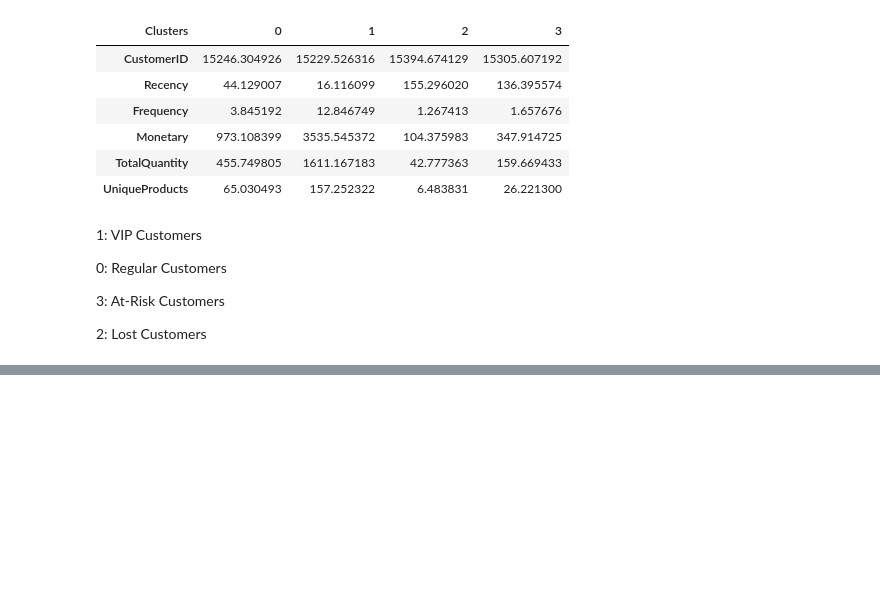
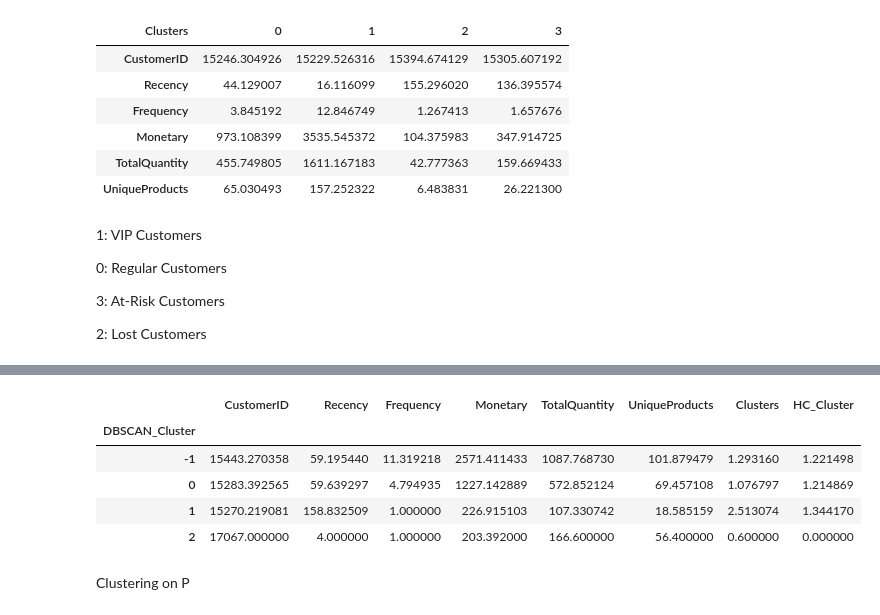
Before and after one commit to Jashan-jj/RFM-model-based-customer-segmentation, a Jupyter notebook: notebook/Customer_segmentation.ipynb, the cells around one changed output, grey strips where cells are left out. Cells and saved outputs as stored; diff of their text form; code cells hidden in the pictures; blank space fills up the shorter version.

```diff
--- a/notebook/Customer_segmentation.ipynb
+++ b/notebook/Customer_segmentation.ipynb
@@ -829,0 +862,5 @@ customer_df.groupby("Clusters").mean().T
+# %%
+from sklearn.cluster import DBSCAN
+
+dbscan = DBSCAN(eps=0.5, min_samples=5)
+customer_df["DBSCAN_Cluster"] = dbscan.fit_predict(x_scaled)
@@ -829,0 +877,11 @@ customer_df.groupby("Clusters").mean().T
+# %%
+customer_df.groupby("DBSCAN_Cluster").mean()
+# %% [output]
+|  | CustomerID | Recency | Frequency | Monetary | TotalQuantity | UniqueProducts | Clusters | HC_Cluster |
+| DBSCAN_Cluster |  |  |  |  |  |  |  |  |
+| -1 | 15443.270358 | 59.195440 | 11.319218 | 2571.411433 | 1087.768730 | 101.879479 | 1.293160 | 1.221498 |
+| 0 | 15283.392565 | 59.639297 | 4.794935 | 1227.142889 | 572.852124 | 69.457108 | 1.076797 | 1.214869 |
+| 1 | 15270.219081 | 158.832509 | 1.000000 | 226.915103 | 107.330742 | 18.585159 | 2.513074 | 1.344170 |
+| 2 | 17067.000000 | 4.000000 | 1.000000 | 203.392000 | 166.600000 | 56.400000 | 0.600000 | 0.000000 |
+# %% [markdown]
+Clustering on P
```
Also changed, not shown: parts of 7 cells of this notebook.
